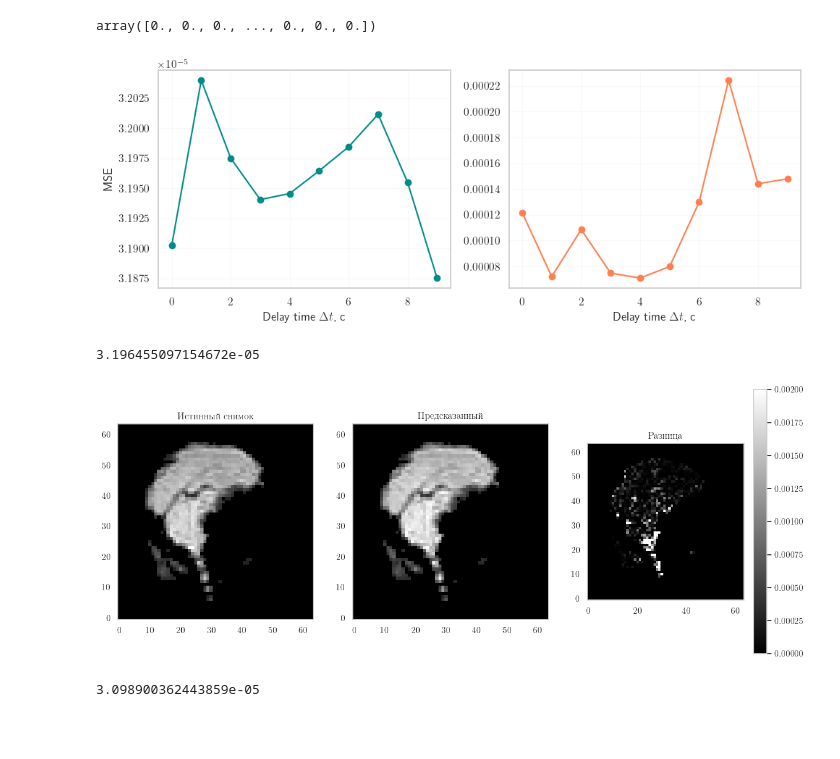
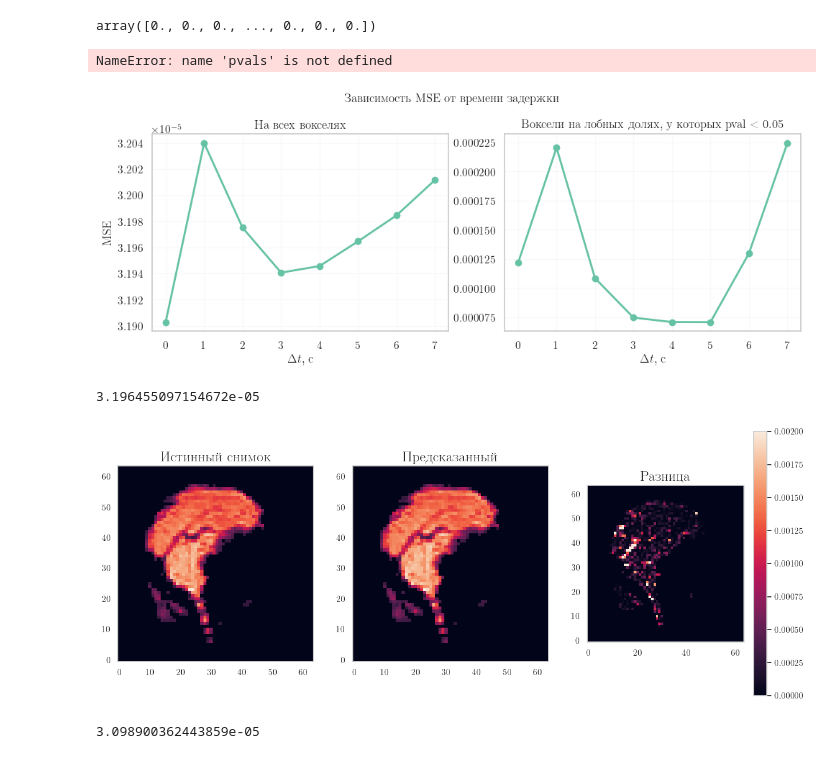
Before and after one commit to intsystems/2024-Project-117, a Jupyter notebook: code/main.ipynb, the cells around one changed output. Saved outputs shown, nothing was run; the diff lists cells and outputs as text; code cells hidden in the pictures; blank space fills up the shorter version.

```diff
--- a/code/main.ipynb
+++ b/code/main.ipynb
@@ -18,9 +18,8 @@ myparams = {
     'text.latex.preamble': '\\usepackage[utf8]{inputenc}',
     'text.latex.preamble': '\\usepackage[russian]{babel}',
     'font.family': 'Djvu Serif',
-    'font.size': 14,
+    'font.size': 20,
     'axes.grid': False,
-    'grid.alpha': 0.1,
     'lines.linewidth': 2
 }
 
@@ -583,7 +581,7 @@ backup_mses =mses
 backup_corr_mses =corr_mses
 # %%
 
-for dt in [6, 7, 8, 9]:
+for dt in [2, 3, 4, 5, 6, 7]:
     X_train_music = []
     Y_train_music = []
 
@@ -600,3 +598,5 @@ for dt in [6, 7, 8, 9]:
     corr, mse = calculate_mse(np.array(Y_train_music), np.array(X_train_music), music_scope[1:], ((get_temporal_mask(40, 64, 64) + pvals) == 2))
     corr_mses.append(corr)
     mses.append(mse)
+# %% [output]
+NameError: name 'pvals' is not defined
@@ -609,25 +603,28 @@ with open('Failed.txt', 'w') as file:
 # %%
 fig, ax = plt.subplots(1, 2, figsize=(10, 4))
+plt.suptitle('Зависимость MSE от времени задержки')
 
-ax[0].plot(mses, marker='o', color="darkcyan", label=r"MSE")
+ax[0].set_title('На всех вокселях')
+ax[0].plot(mses[:-2], marker='o', label=r"MSE")
 #ax[0].set_xlabel("Время задержки $\Delta t$, с")
-ax[0].set_xlabel("Delay time $\Delta t$, с")
+ax[0].set_xlabel("$\Delta t$, с")
 ax[0].set_ylabel("MSE")
 # ax[0].legend()
 ax[0].grid(alpha=0.1)
 
-ax[1].plot(corr_mses, marker='o', color="coral", label=r"Corrected MSE")
+ax[1].set_title('Воксели на лобных долях, у которых pval < 0.05')
+ax[1].plot(corr_mses[:-2], marker='o', label=r"Поправл. MSE")
 #ax[1].set_xlabel("Время задержки $\Delta t$, с")
-ax[1].set_xlabel("Delay time $\Delta t$, с")
+ax[1].set_xlabel("$\Delta t$, с")
 #ax[1].set_ylabel("MSE")
 # ax[1].legend()
 ax[1].grid(alpha=0.1)
 
 plt.tight_layout()
-# plt.savefig("mse_dt.pdf", bbox_inches="tight")
+plt.savefig("mse_dt.png", dpi=600)
 plt.show()
 # %% [output]
-[figure, old version]
+[figure, new version]
 # %%
 lin_models_results_music_dummy = []
 lin_models_results_dialogue_dummy = []
@@ -661,45 +658,45 @@ for i in tqdm(range(163840)):
     lin_models_results_dialogue.append(model.fit(cov_type='HC3'))
     lin_models_dialogue.append(model)
 # %%
-Y_true_diff = []
+Y_true_diff_music = []
 
 for i in tqdm(music_scope[1:]):
-    Y_true_diff.append(Y[int(np.round(fmri_rate * 5 + i)) - 1])
+    Y_true_diff_music.append(Y[int(np.round(fmri_rate * 5 + i)) - 1])
 
-Y_true_diff = np.array(Y_true_diff)
+Y_true_diff_music = np.array(Y_true_diff_music)
 
 deltaY_test_predicted = np.array([lin_models_results_music[i].predict(X_train_music) for i in tqdm(range(163840))])
 
-Y_test_predicted = deltaY_test_predicted.T + Y_true_diff
+Y_test_predicted_music = deltaY_test_predicted.T + Y_true_diff_music
 
-print(utils.MSE((Y_train_music + Y_true_diff).reshape(-1), Y_test_predicted.reshape(-1)))
+print(utils.MSE((Y_train_music + Y_true_diff_music).reshape(-1), Y_test_predicted_music.reshape(-1)))
 
-Y_true_music = Y_train_music + Y_true_diff
+Y_true_music = Y_train_music + Y_true_diff_music
 # %% [output]
 3.196455097154672e-05
 # %%
 plt.figure(figsize=(15, 6))
 ax = plt.subplot(1, 3, 1)
-plt.imshow(Y_true[-40].reshape(40, 64, 64)[20, :, :].T, cmap='gray', origin='lower')
-ax.set_title('Истинный снимок')
+plt.imshow(Y_true_music[-40].reshape(40, 64, 64)[20, :, :].T, origin='lower')
+ax.set_title('Истинный снимок', fontsize=18)
 
 ax = plt.subplot(1, 3, 2)
-plt.imshow(Y_test_predicted[-40].reshape(40, 64, 64)[20, :, :].T, cmap='gray', origin='lower')
-ax.set_title('Предсказанный')
+plt.imshow(Y_test_predicted[-40].reshape(40, 64, 64)[20, :, :].T, origin='lower')
+ax.set_title('Предсказанный', fontsize=18)
 
-diff = np.abs(Y_true[-40].reshape(40, 64, 64)[20, :, :].T - Y_test_predicted[-40].reshape(40, 64, 64)[20, :, :].T)**2
+diff = np.abs(Y_true_music[-40].reshape(40, 64, 64)[20, :, :].T - Y_test_predicted[-40].reshape(40, 64, 64)[20, :, :].T)**2
 
 diff[diff > 0.002] = 0.002
 
 ax = plt.subplot(1, 3, 3)
-plt.imshow(diff, cmap='gray', origin='lower')
-ax.set_title('Разница')
+plt.imshow(diff, origin='lower')
+ax.set_title('Разница', fontsize=18)
 plt.colorbar()
 plt.savefig('example.png', dpi=600)
 
 plt.show()
 # %% [output]
-[figure, old version]
+[figure, new version]
 # %%
 Y_true_diff = []
 
```
Also changed, not shown: parts of 17 cells of this notebook, 22 other files.
